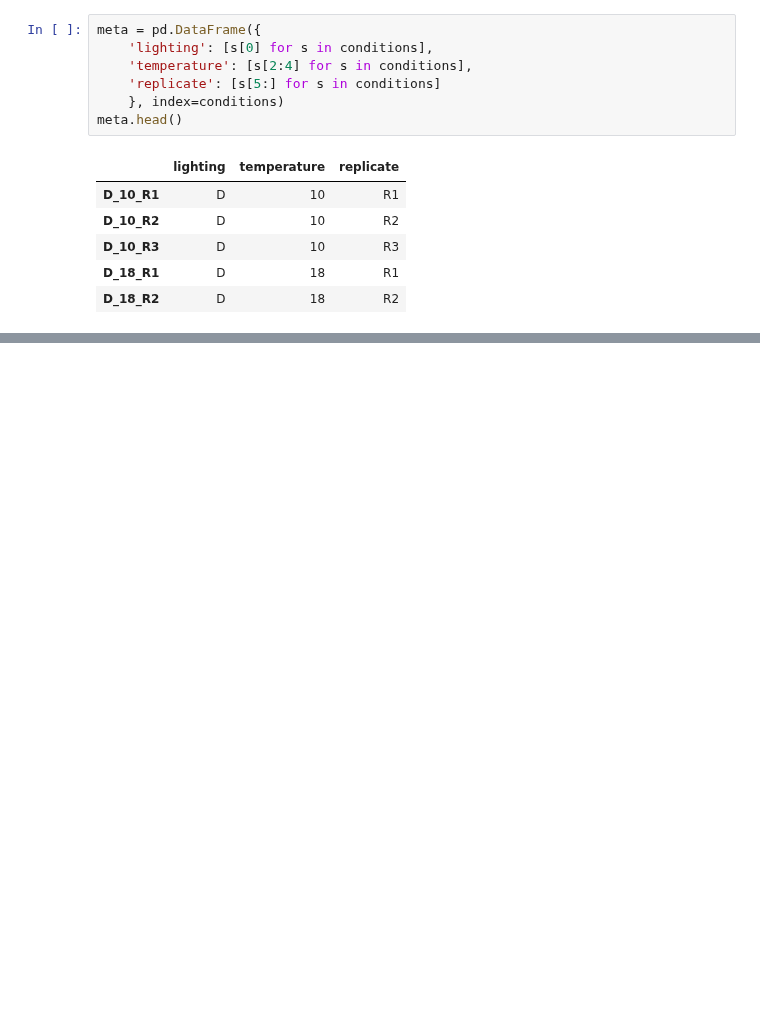
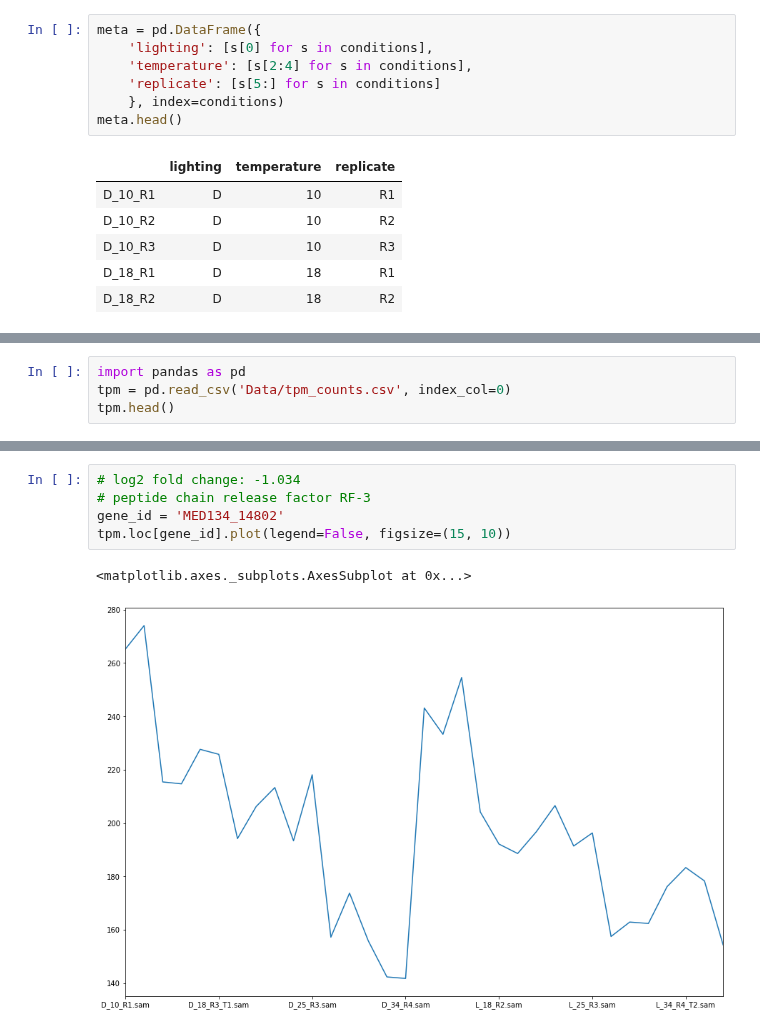
Before and after one commit to Robaina/Dokdonia, a Jupyter notebook: DE_Notebook.ipynb, the cells around one changed output, grey strips where cells are left out. Drawn from its saved outputs; the diff is of its cells as text; blank space fills up the shorter version.

```diff
--- a/DE_Notebook.ipynb
+++ b/DE_Notebook.ipynb
@@ -60,3 +76,7 @@ res = dds.deseq_result
 res.head()
 # %% [output]
 RRuntimeError: Error: $ operator is invalid for atomic vectors
+# %%
+import pandas as pd
+tpm = pd.read_csv('Data/tpm_counts.csv', index_col=0)
+tpm.head()
@@ -62,0 +91,8 @@ RRuntimeError: Error: $ operator is invalid for atomic vectors
+# %%
+# log2 fold change: -1.034
+# peptide chain release factor RF-3
+gene_id = 'MED134_14802'
+tpm.loc[gene_id].plot(legend=False, figsize=(15, 10))
+# %% [output]
+<matplotlib.axes._subplots.AxesSubplot at 0x...>
+[figure, added]
```
Also changed, not shown: parts of 5 cells of this notebook, 3 other files.
